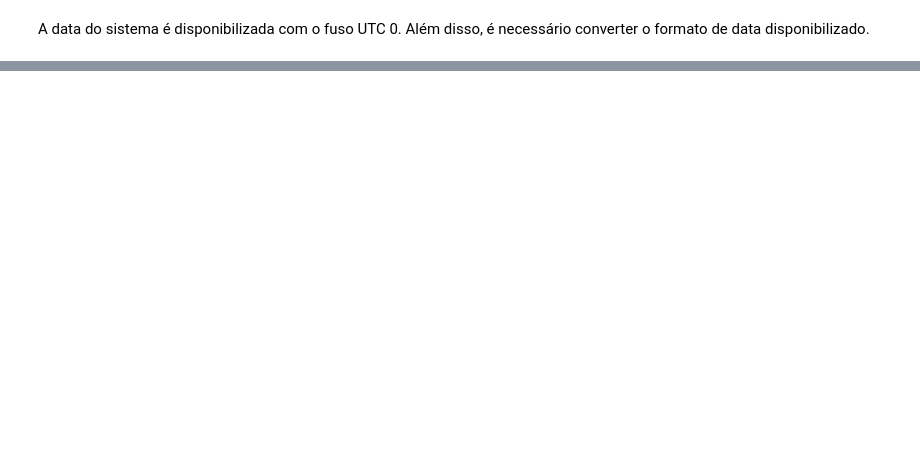
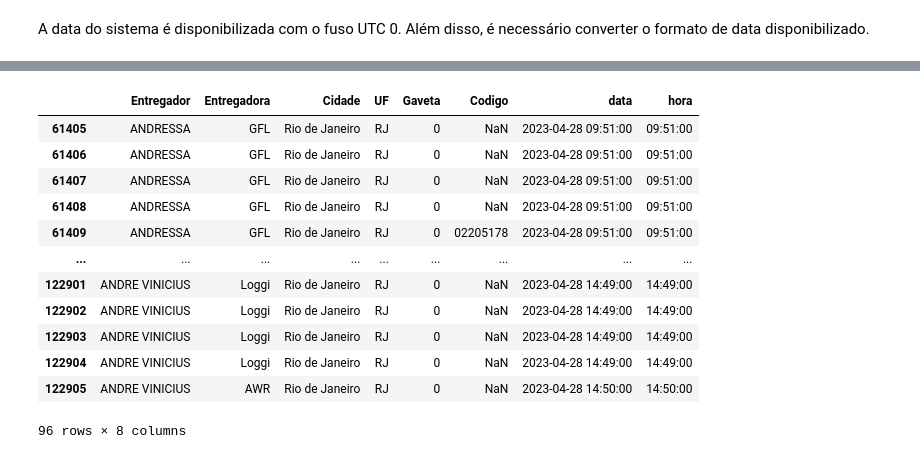
Before and after one commit to HectorChaves/Boca_de_Lobo, a Jupyter notebook: Boca_de_Lobo.ipynb, the cells around one changed output, grey strips where cells are left out. Drawn from its saved outputs; the diff is of its cells as text; code cells hidden in the pictures; blank space fills up the shorter version.

```diff
--- a/Boca_de_Lobo.ipynb
+++ b/Boca_de_Lobo.ipynb
@@ -52,7 +56,7 @@ for i in range(len(encomendas['Data'])):
 # %%
 encomendas['data'] = data_formatada
 # %%
-encomendas.drop(columns={'Data'})
+encomendas.drop(columns={'Data'}, inplace=True)
 # %%
 encomenda_ano = encomendas.data.dt.year.value_counts().sort_index()
 encomenda_ano.index
@@ -138,5 +203,18 @@ encomendas_atual
 # %%
 encomendas_atual['hora'] = encomendas_atual.data.dt.time
-encomendas_atual = encomendas_atual.drop(columns={'Data'})
 encomendas_atual
+# %% [output]
+|  | Entregador | Entregadora | Cidade | UF | Gaveta | Codigo | data | hora |
+| 61405 | ANDRESSA | GFL | Rio de Janeiro | RJ | 0 | NaN | 2023-04-28 09:51:00 | 09:51:00 |
+| 61406 | ANDRESSA | GFL | Rio de Janeiro | RJ | 0 | NaN | 2023-04-28 09:51:00 | 09:51:00 |
+| 61407 | ANDRESSA | GFL | Rio de Janeiro | RJ | 0 | NaN | 2023-04-28 09:51:00 | 09:51:00 |
+| 61408 | ANDRESSA | GFL | Rio de Janeiro | RJ | 0 | NaN | 2023-04-28 09:51:00 | 09:51:00 |
+| 61409 | ANDRESSA | GFL | Rio de Janeiro | RJ | 0 | 02205178 | 2023-04-28 09:51:00 | 09:51:00 |
+| ... | ... | ... | ... | ... | ... | ... | ... | ... |
+| 122901 | ANDRE VINICIUS | Loggi | Rio de Janeiro | RJ | 0 | NaN | 2023-04-28 14:49:00 | 14:49:00 |
+| 122902 | ANDRE VINICIUS | Loggi | Rio de Janeiro | RJ | 0 | NaN | 2023-04-28 14:49:00 | 14:49:00 |
+| 122903 | ANDRE VINICIUS | Loggi | Rio de Janeiro | RJ | 0 | NaN | 2023-04-28 14:49:00 | 14:49:00 |
+| 122904 | ANDRE VINICIUS | Loggi | Rio de Janeiro | RJ | 0 | NaN | 2023-04-28 14:49:00 | 14:49:00 |
+| 122905 | ANDRE VINICIUS | AWR | Rio de Janeiro | RJ | 0 | NaN | 2023-04-28 14:50:00 | 14:50:00 |
+96 rows × 8 columns
 # %%
```
Also changed, not shown: parts of 23 cells of this notebook, 1 other file.
